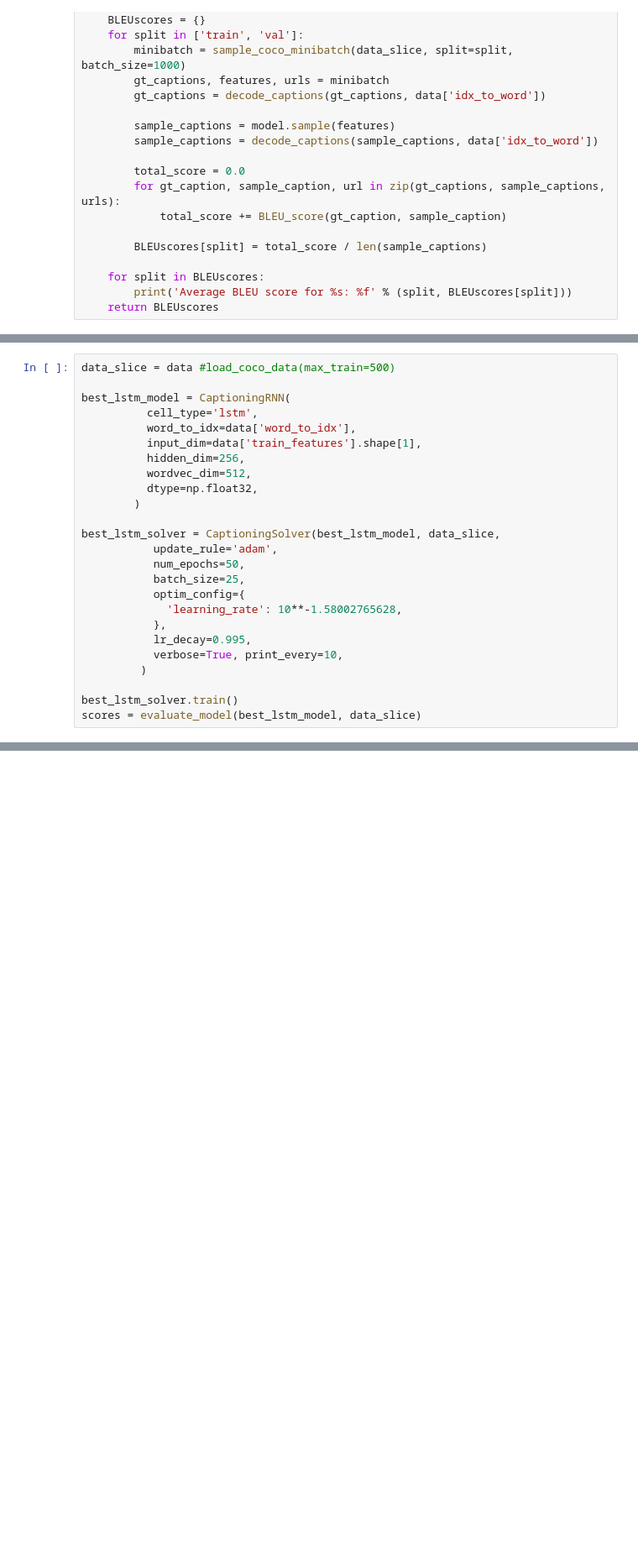
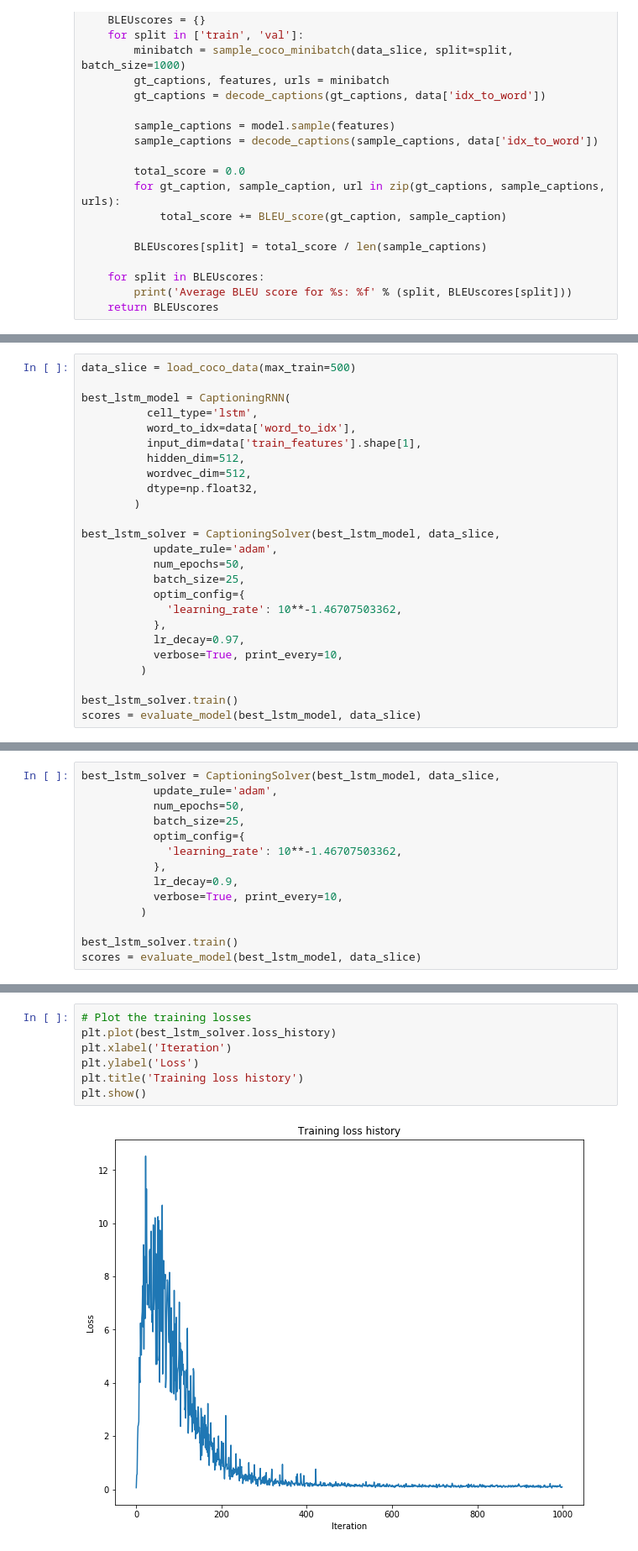
Before and after one commit to christydennison/cs231n, a Jupyter notebook: assignments/assignment3/LSTM_Captioning.ipynb, the cells around one changed output, grey strips where cells are left out. Shown at 84% size. Cells and saved outputs as stored; diff of their text form; blank space fills up the shorter version.

```diff
--- a/assignments/assignment3/LSTM_Captioning.ipynb
+++ b/assignments/assignment3/LSTM_Captioning.ipynb
@@ -487,11 +488,11 @@ lrate -1.41394432084
 # %%
-data_slice = data #load_coco_data(max_train=500)
+data_slice = load_coco_data(max_train=500)
 
 best_lstm_model = CaptioningRNN(
           cell_type='lstm',
           word_to_idx=data['word_to_idx'],
           input_dim=data['train_features'].shape[1],
-          hidden_dim=256,
+          hidden_dim=512,
           wordvec_dim=512,
           dtype=np.float32,
         )
@@ -501,9 +502,9 @@ best_lstm_solver = CaptioningSolver(best_lstm_model, data_slice,
            num_epochs=50,
            batch_size=25,
            optim_config={
-             'learning_rate': 10**-1.58002765628,
+             'learning_rate': 10**-1.46707503362,
            },
-           lr_decay=0.995,
+           lr_decay=0.97,
            verbose=True, print_every=10,
          )
 
@@ -529,0 +531,14 @@ scores = evaluate_model(best_lstm_model, data_slice)
+# %%
+best_lstm_solver = CaptioningSolver(best_lstm_model, data_slice,
+           update_rule='adam',
+           num_epochs=50,
+           batch_size=25,
+           optim_config={
+             'learning_rate': 10**-1.46707503362,
+           },
+           lr_decay=0.9,
+           verbose=True, print_every=10,
+         )
+
+best_lstm_solver.train()
+scores = evaluate_model(best_lstm_model, data_slice)
@@ -529,0 +563,9 @@ scores = evaluate_model(best_lstm_model, data_slice)
+# %%
+# Plot the training losses
+plt.plot(best_lstm_solver.loss_history)
+plt.xlabel('Iteration')
+plt.ylabel('Loss')
+plt.title('Training loss history')
+plt.show()
+# %% [output]
+[figure, added]
```
Also changed, not shown: parts of 7 cells of this notebook, 2 other files.
